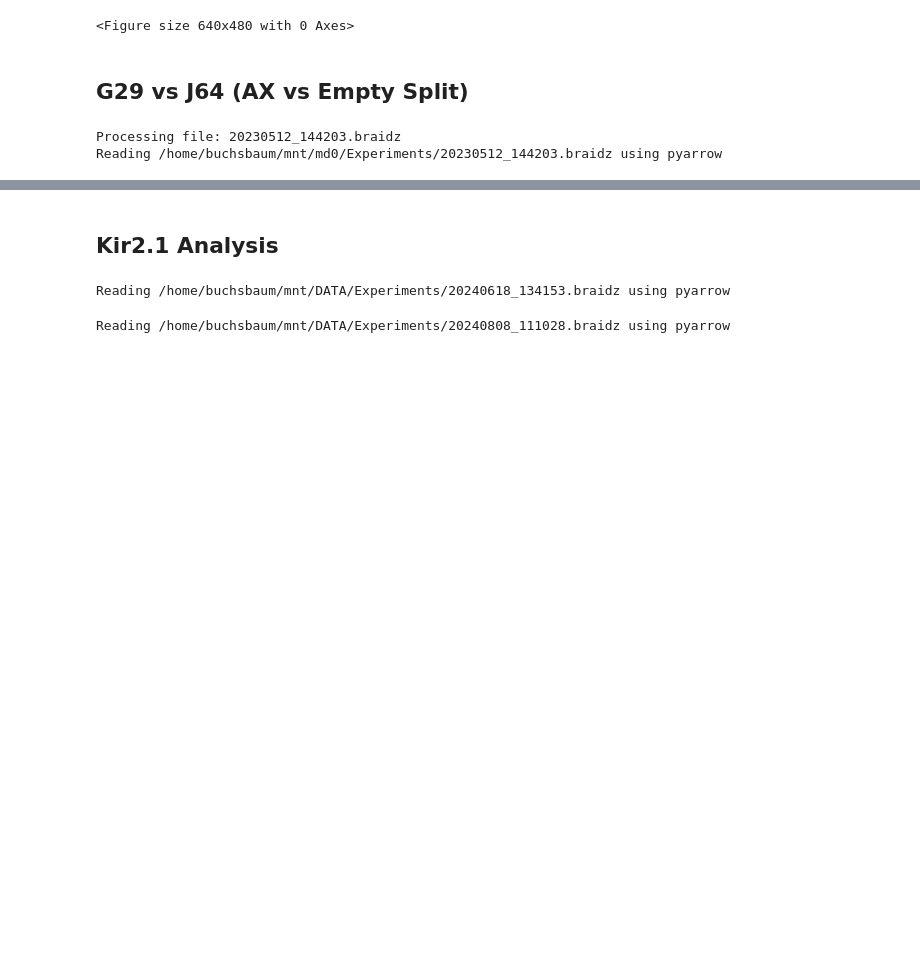
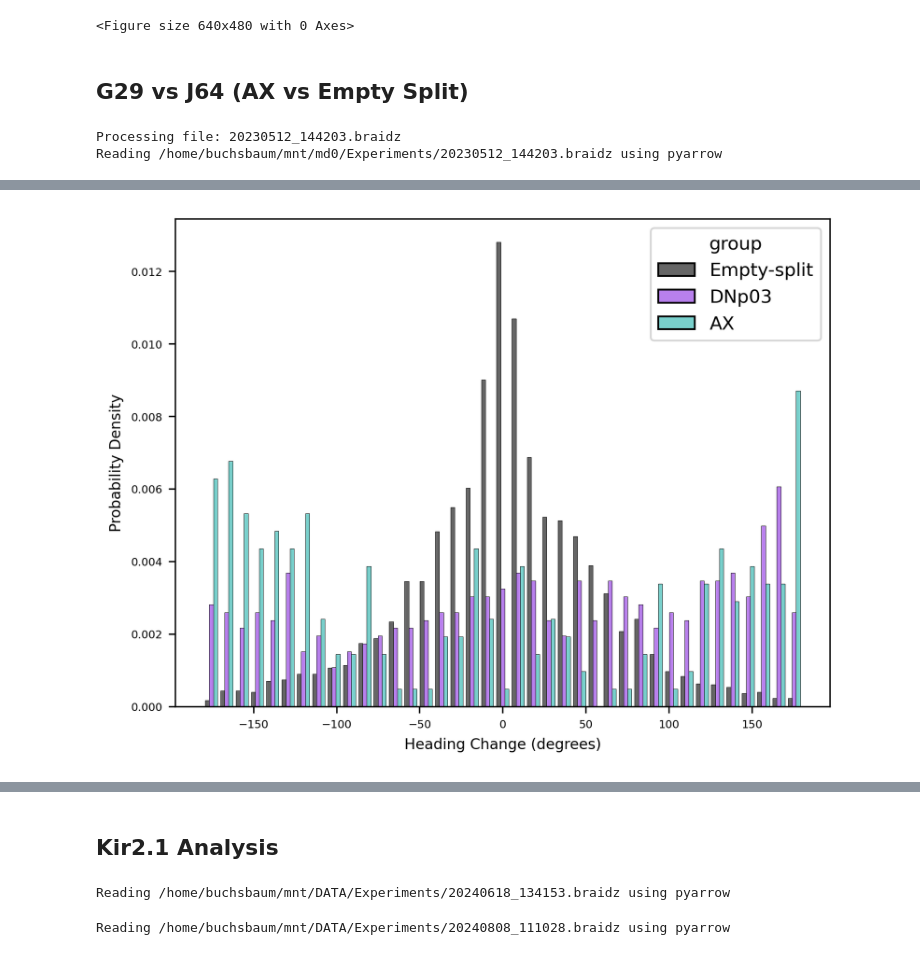
Before and after one commit to elhananby/fly_analysis, a Jupyter notebook: notebooks/velocity_analysis_example.ipynb, the cells around one changed output, grey strips where cells are left out. Saved outputs shown, nothing was run; the diff lists cells and outputs as text; code cells hidden in the pictures; blank space fills up the shorter version.

```diff
--- a/notebooks/velocity_analysis_example.ipynb
+++ b/notebooks/velocity_analysis_example.ipynb
@@ -468,0 +742,34 @@ plt.savefig("2_Angular_velocity.svg", dpi=300)
+# %%
+plt.figure(dpi=300)
+
+# Create the histogram
+histplot = sns.histplot(
+    data=heading_change_df,
+    x="heading_change",
+    hue="group",
+    multiple="dodge",
+    stat="density",  # Use density instead of count
+    palette=["#000000", "#8A2BE2", "#20B2AA"],
+    binrange=(-180, 180),
+    common_norm=False,  # Normalize each distribution separately
+    alpha=0.6,
+    shrink=0.8,  # Shrink the bars to create more space between groups
+)
+
+plt.xlabel("Heading Change (degrees)", fontsize=8)
+plt.ylabel("Probability Density", fontsize=8)
+plt.tick_params(axis="both", which="major", labelsize=6)
+
+# Add a legend with correct labels and adjusted font size
+fig.legend(["Empty-Split", "DNp03", "AX"], title="Group", title_fontsize=6, fontsize=4)
+
+figname = "3_direction_histogram"
+save_folder = "./figures/Schnell2024/"
+
+# create folder, skip if exists
+os.makedirs(save_folder, exist_ok=True)
+
+plt.savefig(save_folder + figname + ".pdf", dpi=300)
+plt.savefig(save_folder + figname + ".svg", dpi=300)
+# %% [output]
+[figure, added]
```
Also changed, not shown: parts of 21 cells of this notebook, 18 other files.
